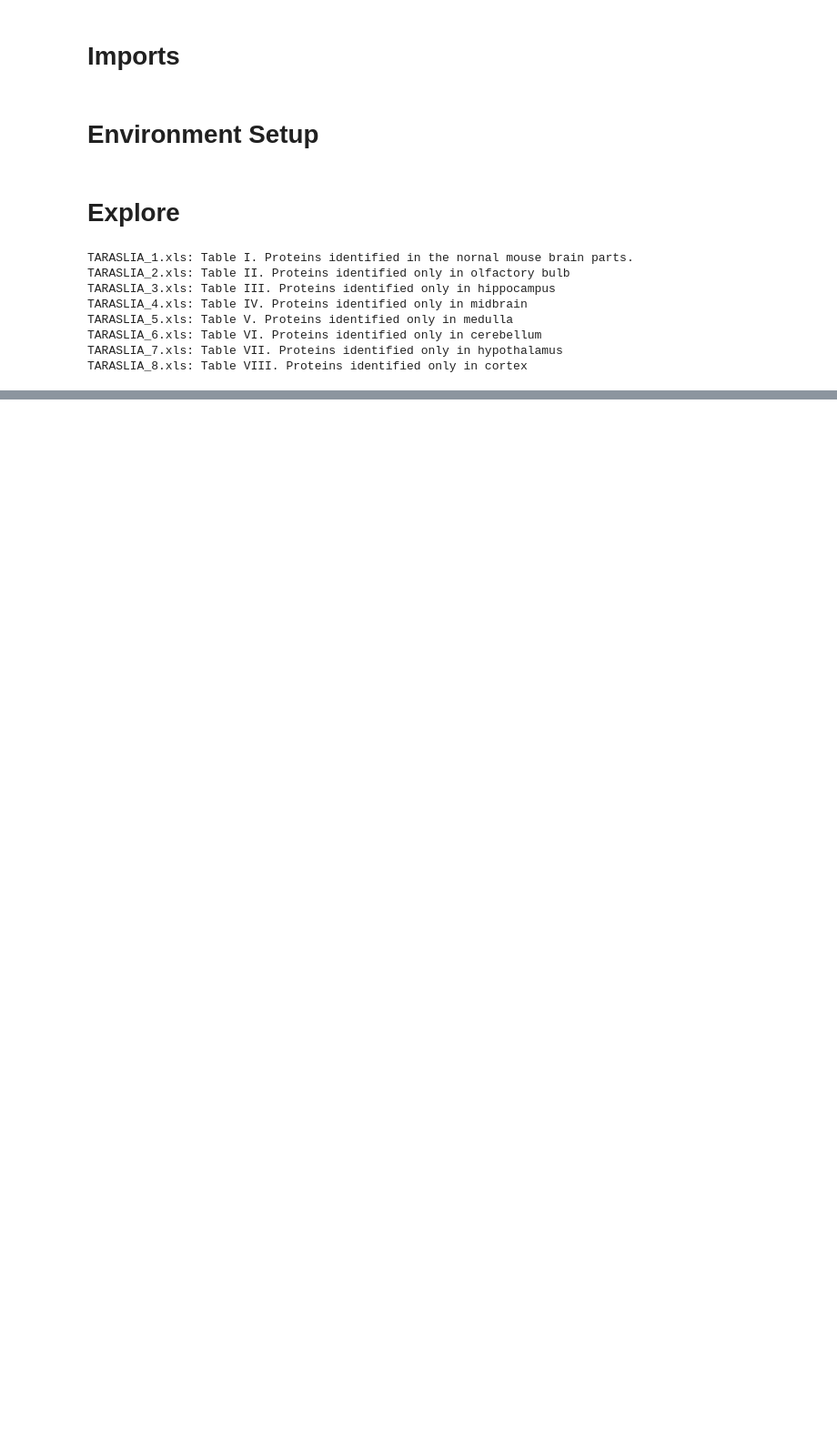
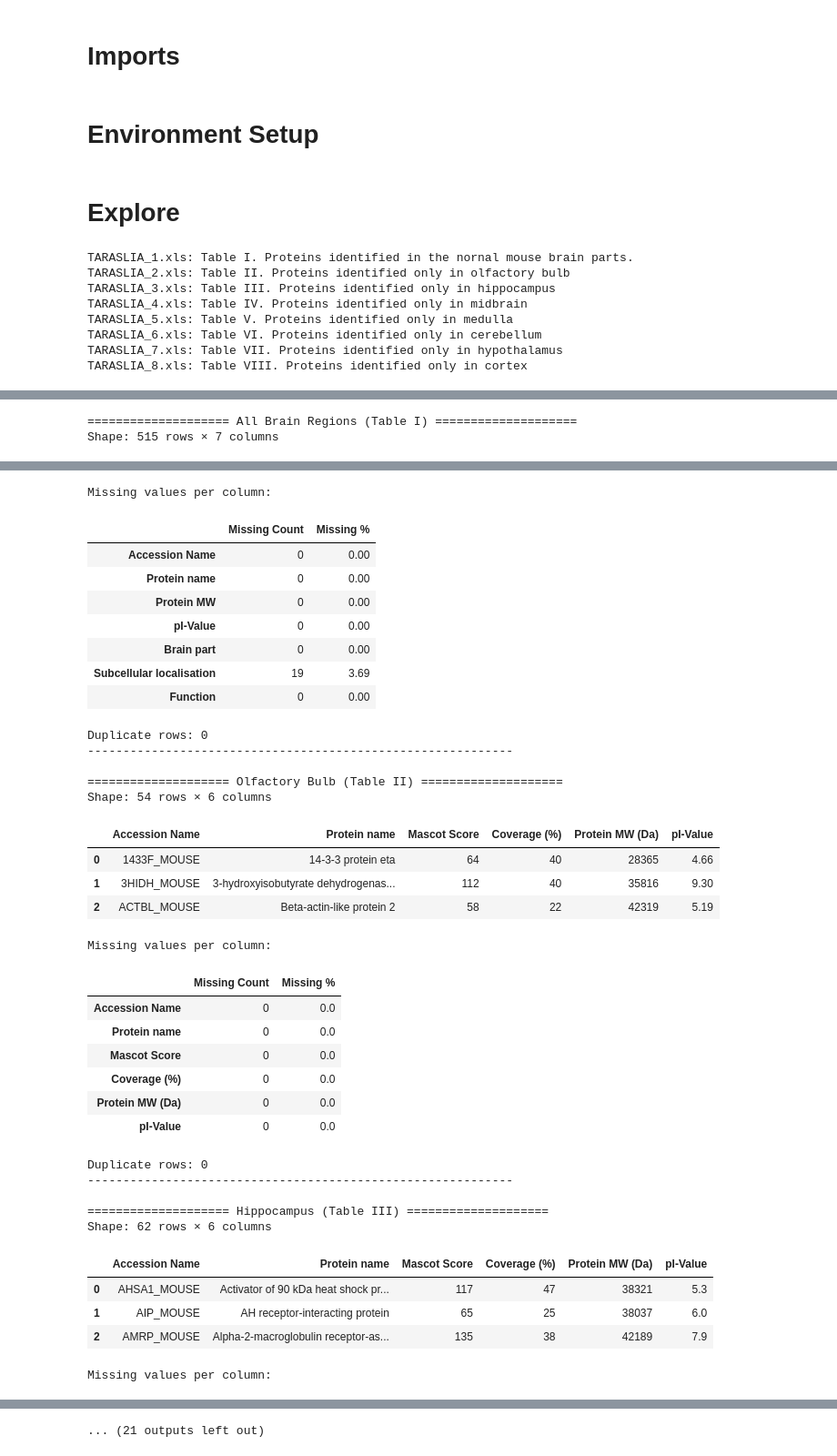
Before and after one commit to ikotsov/proteomic-analysis, a Jupyter notebook: notebooks/data_exploration.ipynb, the cells around one changed output, grey strips where cells are left out. Shown at 91% size. Saved outputs shown, nothing was run; the diff lists cells and outputs as text; code cells hidden in the pictures; blank space fills up the shorter version.

Commit message:
Add missing value and duplicate analysis

```diff
--- a/notebooks/data_exploration.ipynb
+++ b/notebooks/data_exploration.ipynb
@@ -101,0 +65,27 @@ for title, df in taraslia_dfs_dict.items():
+# %%
+for title, df in taraslia_dfs_dict.items():
+    print(f"\n{'='*20} {title} {'='*20}")
+
+    print(f"Shape: {df.shape[0]} rows × {df.shape[1]} columns")
+
+    # Show only first 3 rows for a quick look
+    display(df.head(3))
+
+    # Compute missing values
+    missing_counts = df.isnull().sum()
+    missing_percent = (df.isnull().mean() * 100).round(2)
+
+    # Compute duplicates
+    duplicate_count = df.duplicated().sum()
+
+    print("\nMissing values per column:")
+    display(pd.DataFrame({
+        "Missing Count": missing_counts,
+        "Missing %": missing_percent
+    }))
+
+    print(f"Duplicate rows: {duplicate_count}")
+    print("-" * 60)
+# %% [output]
+==================== All Brain Regions (Table I) ====================
+Shape: 515 rows × 7 columns
@@ -101,0 +96,36 @@ for title, df in taraslia_dfs_dict.items():
+Missing values per column:
+|  | Missing Count | Missing % |
+| Accession Name | 0 | 0.00 |
+| Protein name | 0 | 0.00 |
+| Protein MW | 0 | 0.00 |
+| pI-Value | 0 | 0.00 |
+| Brain part | 0 | 0.00 |
+| Subcellular localisation | 19 | 3.69 |
+| Function | 0 | 0.00 |
+Duplicate rows: 0
+------------------------------------------------------------
+
+==================== Olfactory Bulb (Table II) ====================
+Shape: 54 rows × 6 columns
+|  | Accession Name | Protein name | Mascot Score | Coverage (%) | Protein MW (Da) | pI-Value |
+| 0 | 1433F_MOUSE | 14-3-3 protein eta | 64 | 40 | 28365 | 4.66 |
+| 1 | 3HIDH_MOUSE | 3-hydroxyisobutyrate dehydrogenas... | 112 | 40 | 35816 | 9.30 |
+| 2 | ACTBL_MOUSE | Beta-actin-like protein 2 | 58 | 22 | 42319 | 5.19 |
+Missing values per column:
+|  | Missing Count | Missing % |
+| Accession Name | 0 | 0.0 |
+| Protein name | 0 | 0.0 |
+| Mascot Score | 0 | 0.0 |
+| Coverage (%) | 0 | 0.0 |
+| Protein MW (Da) | 0 | 0.0 |
+| pI-Value | 0 | 0.0 |
+Duplicate rows: 0
+------------------------------------------------------------
+
+==================== Hippocampus (Table III) ====================
+Shape: 62 rows × 6 columns
+|  | Accession Name | Protein name | Mascot Score | Coverage (%) | Protein MW (Da) | pI-Value |
+| 0 | AHSA1_MOUSE | Activator of 90 kDa heat shock pr... | 117 | 47 | 38321 | 5.3 |
+| 1 | AIP_MOUSE | AH receptor-interacting protein | 65 | 25 | 38037 | 6.0 |
+| 2 | AMRP_MOUSE | Alpha-2-macroglobulin receptor-as... | 135 | 38 | 42189 | 7.9 |
+Missing values per column:
@@ -101,0 +139 @@ for title, df in taraslia_dfs_dict.items():
+... (21 outputs left out)
```
Also changed, not shown: parts of 3 cells of this notebook.
